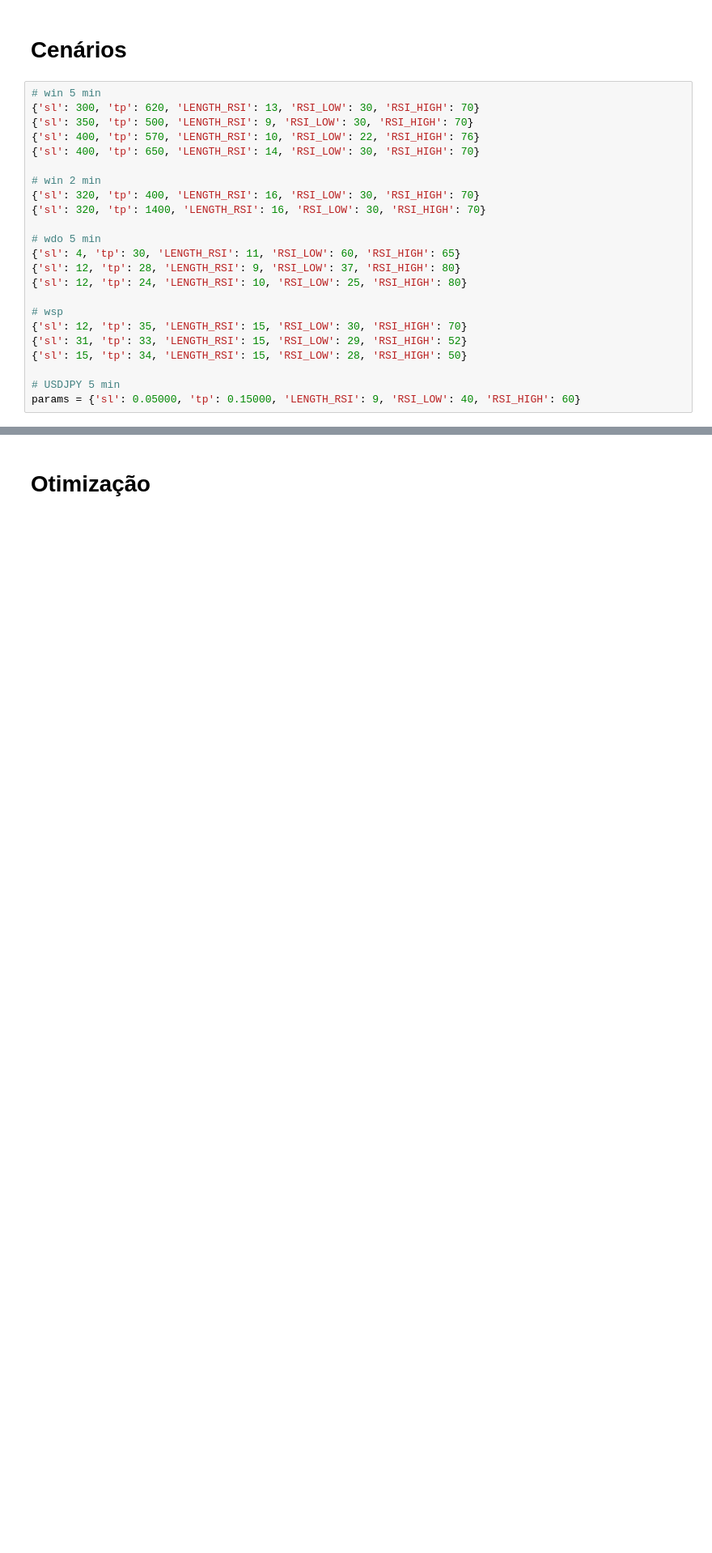
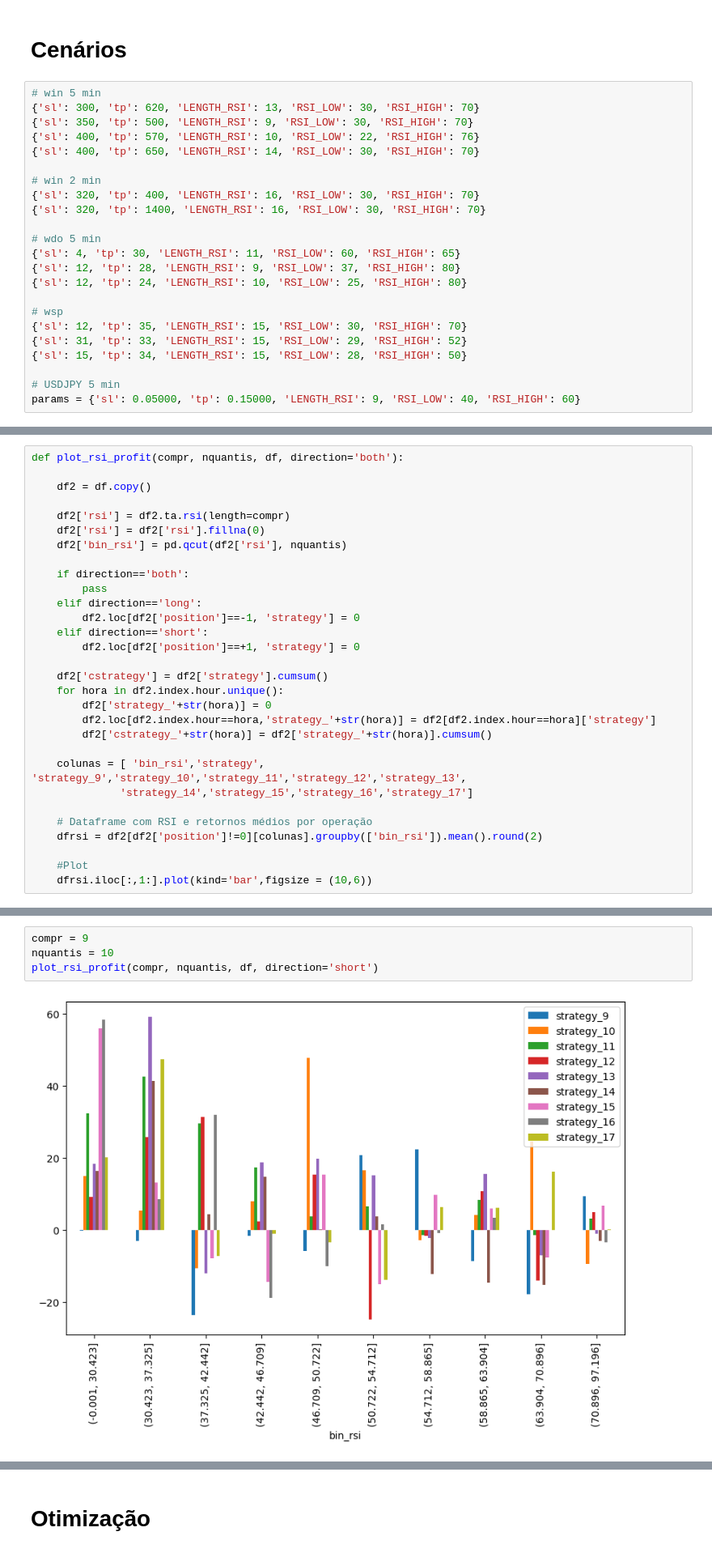
Before and after one commit to RenatoPhys/trading-factory, a Jupyter notebook: factory/01.pattern.ipynb, the cells around one changed output, grey strips where cells are left out. Shown at 81% size. Saved outputs shown, nothing was run; the diff lists cells and outputs as text; blank space fills up the shorter version.

```diff
--- a/factory/01.pattern.ipynb
+++ b/factory/01.pattern.ipynb
@@ -169,0 +171,30 @@ bt.plot_profit_by_hour()
+# %%
+def plot_rsi_profit(compr, nquantis, df, direction='both'):
+
+    df2 = df.copy()
+
+    df2['rsi'] = df2.ta.rsi(length=compr)
+    df2['rsi'] = df2['rsi'].fillna(0)
+    df2['bin_rsi'] = pd.qcut(df2['rsi'], nquantis)
+
+    if direction=='both':
+        pass
+    elif direction=='long':
+        df2.loc[df2['position']==-1, 'strategy'] = 0
+    elif direction=='short':
+        df2.loc[df2['position']==+1, 'strategy'] = 0
+
+    df2['cstrategy'] = df2['strategy'].cumsum()
+    for hora in df2.index.hour.unique():
+        df2['strategy_'+str(hora)] = 0
+        df2.loc[df2.index.hour==hora,'strategy_'+str(hora)] = df2[df2.index.hour==hora]['strategy']
+        df2['cstrategy_'+str(hora)] = df2['strategy_'+str(hora)].cumsum()
+
+    colunas = [ 'bin_rsi','strategy', 'strategy_9','strategy_10','strategy_11','strategy_12','strategy_13',
+              'strategy_14','strategy_15','strategy_16','strategy_17']
+
+    # Dataframe com RSI e retornos médios por operação
+    dfrsi = df2[df2['position']!=0][colunas].groupby(['bin_rsi']).mean().round(2)
+
+    #Plot
+    dfrsi.iloc[:,1:].plot(kind='bar',figsize = (10,6))
@@ -169,0 +231,6 @@ bt.plot_profit_by_hour()
+# %%
+compr = 9
+nquantis = 10
+plot_rsi_profit(compr, nquantis, df, direction='short')
+# %% [output]
+[figure, added]
```
Also changed, not shown: parts of 7 cells of this notebook, 9 other files.
